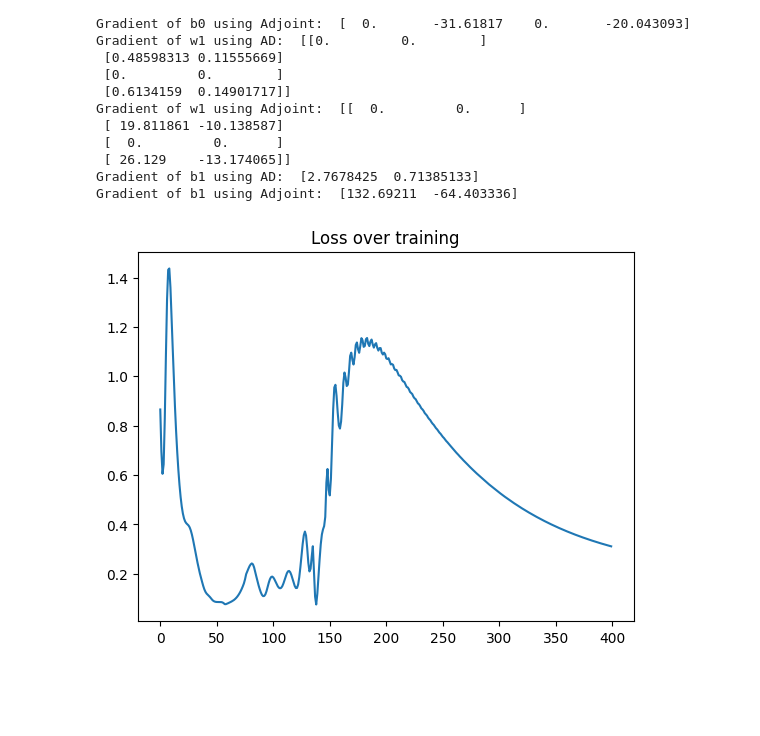
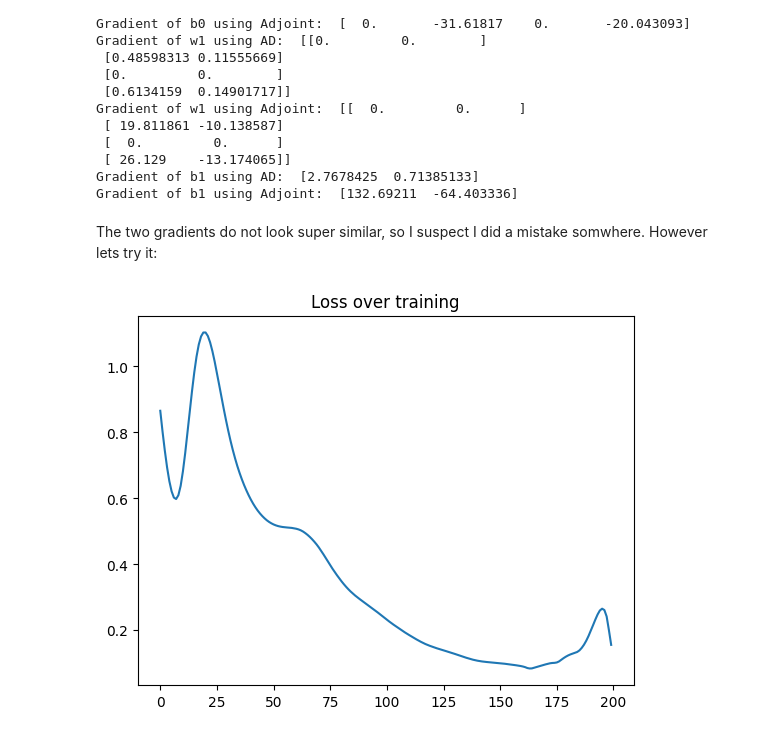
Before and after one commit to andrinr/jax-neural-ode, a Jupyter notebook: tutorial.ipynb, the cells around one changed output. Cells and saved outputs as stored; diff of their text form; code cells hidden in the pictures; blank space fills up the shorter version.

```diff
--- a/tutorial.ipynb
+++ b/tutorial.ipynb
@@ -322,40 +321,42 @@ Gradient of w1 using Adjoint:  [[  0.         0.      ]
  [ 26.129    -13.174065]]
 Gradient of b1 using AD:  [2.7678425  0.71385133]
 Gradient of b1 using Adjoint:  [132.69211  -64.403336]
+# %% [markdown]
+The two gradients do not look super similar, so I suspect I did a mistake somwhere. However lets try it:
 # %%
 
 # In this case we assume that we know the initial condition
 # In practice we might have to learn this as well
 y_0 = y_truth_0
 
 # we compute the gradient of the loss with respect to theta
 d_solve_loss = jax.value_and_grad(solve_and_loss, argnums=0)
 
 # we initialize the parameters of the MLP
 layer_sizes = jnp.array([2, 4, 2])
 initializer = jax.nn.initializers.normal(0.1)
 theta_1 = init_mlp(initializer, layer_sizes, jax.random.PRNGKey(1))
 
 # we define the optimizer
 optimizer = optax.adam(0.01)
 optimizer_state = optimizer.init(theta_1)
 
 loss_hist = []
 # progress bar with loss value
-progress = tqdm(range(400))
+progress = tqdm(range(200))
 # we train the model
 for i in progress:
     loss_value, grad = compute_gradient(theta_1, y_0, dt, n, y_obs)
 
     updates, optimizer_state = optimizer.update(grad, optimizer_state)
     theta_1 = optax.apply_updates(theta_1, updates)
     loss_hist.append(loss_value)
     progress.set_postfix({"loss": loss_value})
 
 plt.plot(loss_hist)
 plt.title("Loss over training")
 plt.show()
 # %% [output]
-[figure, old version]
+[figure, new version]
 # %%
 n = 50
```
Also changed, not shown: parts of 3 cells of this notebook, 1 other file.
